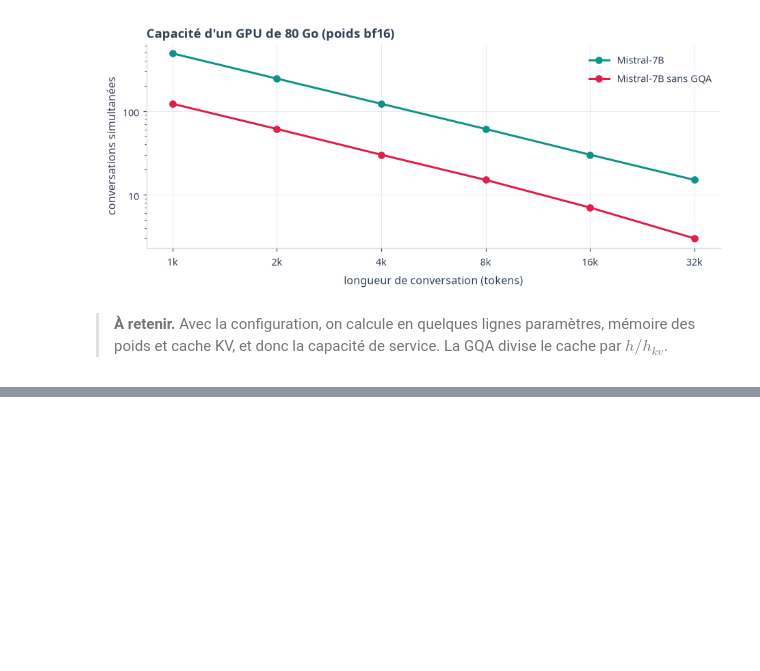
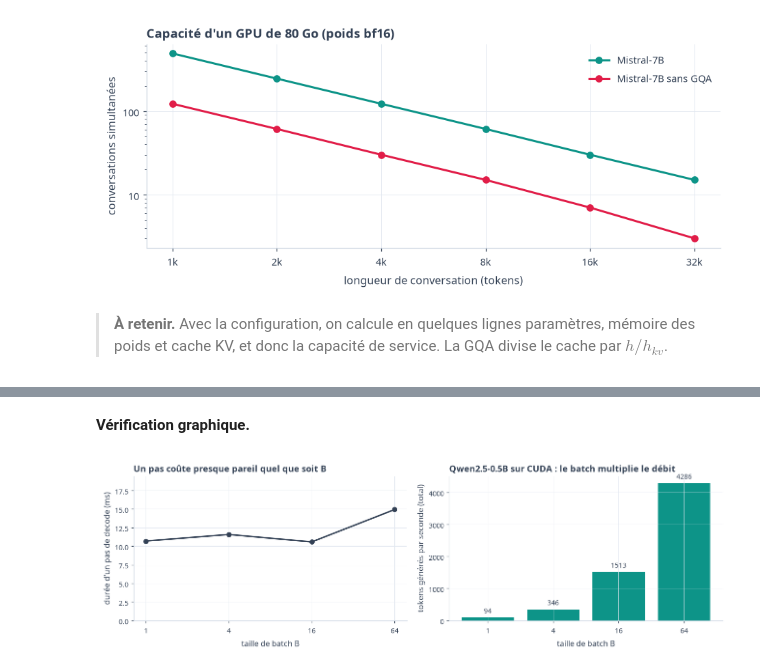
Before and after one commit to gwils28/AI_Engineering__ByTheBook, a Jupyter notebook: notebooks/ch02_comprendre_modeles_fondation/ch02_exercices_01-06.ipynb, the cells around one changed output, grey strips where cells are left out. Saved outputs shown, nothing was run; the diff lists cells and outputs as text; code cells hidden in the pictures; blank space fills up the shorter version.

```diff
--- a/notebooks/ch02_comprendre_modeles_fondation/ch02_exercices_01-06.ipynb
+++ b/notebooks/ch02_comprendre_modeles_fondation/ch02_exercices_01-06.ipynb
@@ -272,0 +447,27 @@ plt.tight_layout(); plt.show()
+# %%
+bw, peak = 3.35e12, 989e12
+print(f"ratio machine H100 : {peak / bw:.0f} FLOP/octet")
+print(f"Llama 2-7B bf16, B = 1 : au plus {bw / (6.74e9 * 2):.0f} tokens/s")
+
+tok, model = llm.load(llm.SMALL)
+dev = model.device
+prompt_ids = tok("Il était une fois", return_tensors="pt")["input_ids"].to(dev)
+batch_res = []
+with torch.no_grad():
+    for B in [1, 4, 16, 64]:
+        ids = prompt_ids.repeat(B, 1)
+        o = model(ids, use_cache=True)
+        past, nxt = o.past_key_values, o.logits[:, -1:].argmax(-1)
+        if dev.type == "cuda":
+            torch.cuda.synchronize()
+        t0 = time.perf_counter()
+        steps = 32
+        for _ in range(steps):
+            o = model(nxt, past_key_values=past, use_cache=True)
+            past, nxt = o.past_key_values, o.logits[:, -1:].argmax(-1)
+        if dev.type == "cuda":
+            torch.cuda.synchronize()
+        dt = (time.perf_counter() - t0) / steps
+        batch_res.append(dict(B=B, ms_par_pas=dt * 1e3, tokens_par_s=B / dt))
+br = pd.DataFrame(batch_res)
+br.round(1)
@@ -272,0 +482,15 @@ plt.tight_layout(); plt.show()
+# %% [markdown]
+**Vérification graphique.**
+# %%
+fig, axes = plt.subplots(1, 2, figsize=(12, 3.8))
+axes[0].plot(br.B, br.ms_par_pas, "o-", color=SLATE)
+axes[0].set_xscale("log", base=2); axes[0].set_xticks(br.B, br.B)
+axes[0].set_xlabel("taille de batch B"); axes[0].set_ylabel("durée d'un pas de decode (ms)")
+axes[0].set_ylim(0, br.ms_par_pas.max() * 1.3); axes[0].set_title("Un pas coûte presque pareil quel que soit B")
+axes[1].bar([str(b) for b in br.B], br.tokens_par_s, color=TEAL)
+annotate_bars(axes[1], "{:.0f}")
+axes[1].set_xlabel("taille de batch B"); axes[1].set_ylabel("tokens générés par seconde (total)")
+axes[1].set_title(f"Qwen2.5-0.5B sur {dev.type.upper()} : le batch multiplie le débit")
+plt.tight_layout(); plt.show()
+# %% [output]
+[figure, added]
```
Also changed, not shown: parts of 20 cells of this notebook.
